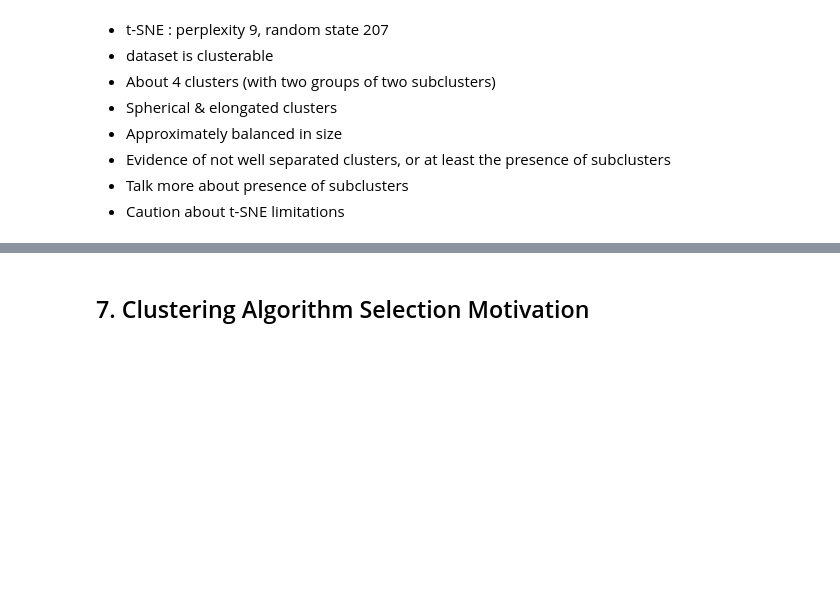
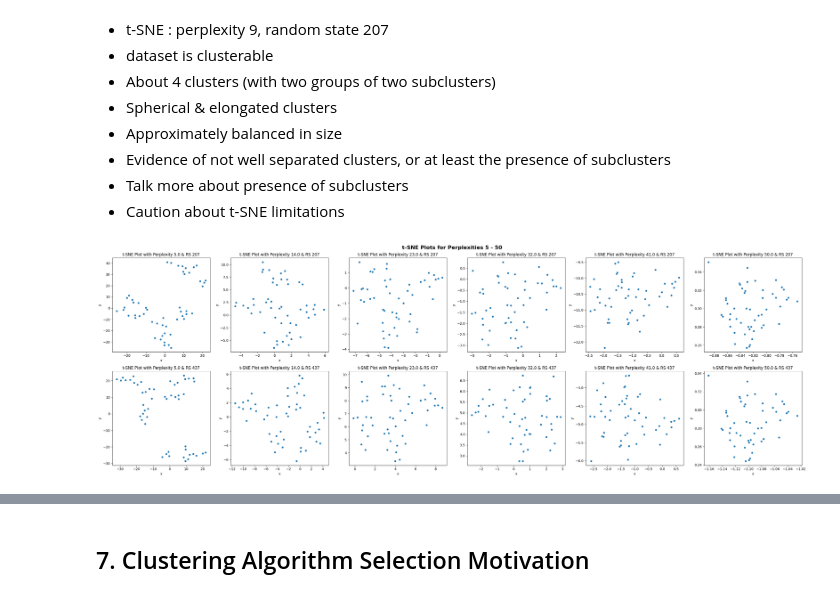
Before and after one commit to BenLeidig/stat437-project, a Jupyter notebook: project_template.ipynb, the cells around one changed output, grey strips where cells are left out. Cells and saved outputs as stored; diff of their text form; code cells hidden in the pictures; blank space fills up the shorter version.

Commit message:
tSNE plots

```diff
--- a/project_template.ipynb
+++ b/project_template.ipynb
@@ -44,3 +53,11 @@ https://corgis-edu.github.io/corgis/csv/drugs/
+# %%
+df = pd.read_csv('drugs.csv')
+states = df['State'].unique().tolist()
+df = df\
+    .groupby('State').agg('mean')\
+    .reset_index()\
+    .drop(columns=[col for col in df.columns if (not col.startswith("Rates") or not col.endswith('.18-25'))])
+X = df.to_numpy()
 # %% [markdown]
 ## 2. Dataset Discussion - Lily
 # %% [markdown]
@@ -125,6 +142,10 @@ dataset.
 # %% [markdown]
 From your analyses conducted here, discuss whether you should scale the dataset or not.
 Explain why or why not. If you choose to scale, then do so in this section here.
+# %%
+scaler = StandardScaler()
+X_scaled = scaler.fit_transform(X)
+df_scaled = pd.DataFrame(X_scaled, columns=df.columns)
 # %% [markdown]
 ## 6. Clusterability and Clustering Structure - Ben
 # %% [markdown]
@@ -158,3 +179,22 @@ Understanding the t-SNE algorithm
 - Evidence of not well separated clusters, or at least the presence of subclusters
 - Talk more about presence of subclusters
 - Caution about t-SNE limitations
+# %%
+## 5 - 50 PERPLEXITY
+fig, axes = plt.subplots(nrows=2, ncols=6, figsize=(30, 10))
+for col, perp in enumerate(np.linspace(5, 50, 6)):
+    for row, rs in enumerate((207, 437)):
+        ax = axes[row, col]
+        tsne = TSNE(
+            n_components=2, init='random',
+            perplexity=perp, random_state=rs
+        )
+        data_tsne = tsne.fit_transform(df_scaled)
+        df_tsne = pd.DataFrame(data_tsne, columns=['x', 'y'])
+        sns.scatterplot(x='x', y='y', data=df_tsne, ax=ax)
+        ax.set_title(f't-SNE Plot with Perplexity {perp} & RS {rs}')
+fig.suptitle('t-SNE Plots for Perplexities 5 - 50', fontsize=16, fontweight='bold')
+plt.tight_layout()
+plt.show()
+# %% [output]
+[figure, added]
```
Also changed, not shown: parts of 4 cells of this notebook.
